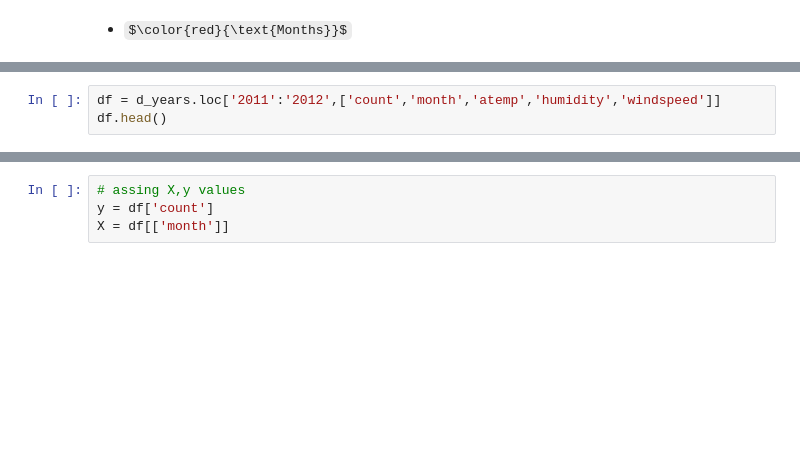
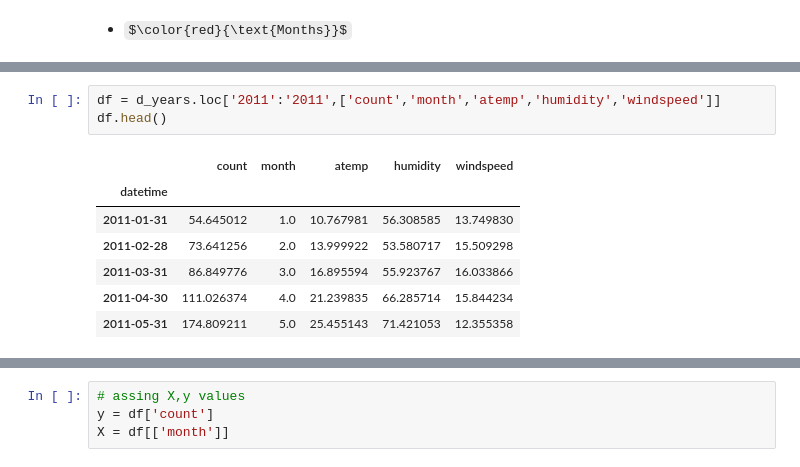
Before and after one commit to RosiNantis/Projects_from_Spiced_personal, a Jupyter notebook: week_3/spiced_porojects/bike_kaggle_progress.ipynb, the cells around one changed output, grey strips where cells are left out. Cells and saved outputs as stored; diff of their text form; some formulas as TeX source; blank space fills up the shorter version.

```diff
--- a/week_3/spiced_porojects/bike_kaggle_progress.ipynb
+++ b/week_3/spiced_porojects/bike_kaggle_progress.ipynb
@@ -173,5 +176,13 @@ sns.boxplot(x='month',y='count',data=d_years,hue='month')
 # %%
-df = d_years.loc['2011':'2012',['count','month','atemp','humidity','windspeed']]
+df = d_years.loc['2011':'2011',['count','month','atemp','humidity','windspeed']]
 df.head()
+# %% [output]
+|  | count | month | atemp | humidity | windspeed |
+| datetime |  |  |  |  |  |
+| 2011-01-31 | 54.645012 | 1.0 | 10.767981 | 56.308585 | 13.749830 |
+| 2011-02-28 | 73.641256 | 2.0 | 13.999922 | 53.580717 | 15.509298 |
+| 2011-03-31 | 86.849776 | 3.0 | 16.895594 | 55.923767 | 16.033866 |
+| 2011-04-30 | 111.026374 | 4.0 | 21.239835 | 66.285714 | 15.844234 |
+| 2011-05-31 | 174.809211 | 5.0 | 25.455143 | 71.421053 | 12.355358 |
 # %%
 sns.scatterplot(x = df['month'], y = df['count'])
```
Also changed, not shown: parts of 25 cells of this notebook, 7 other files.
